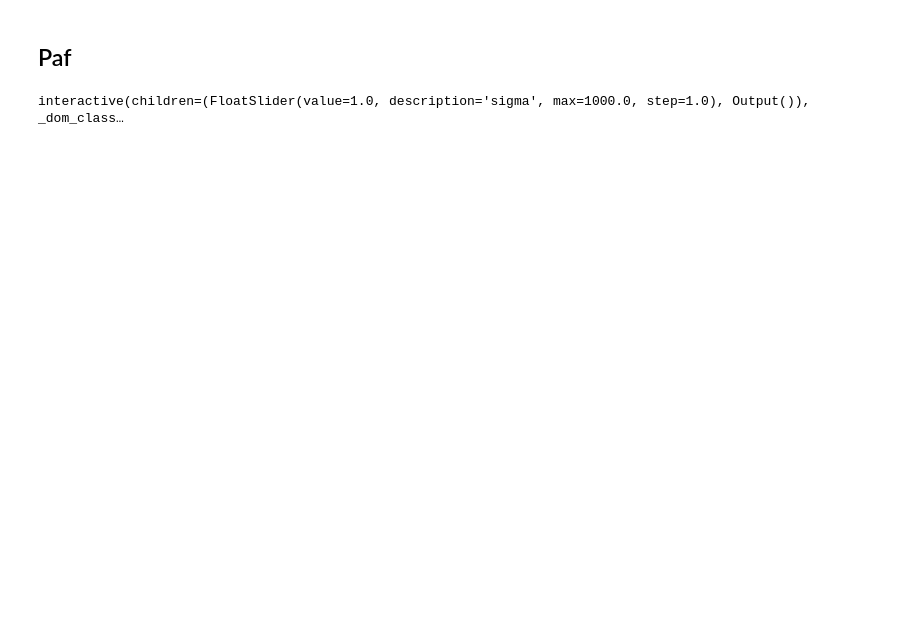
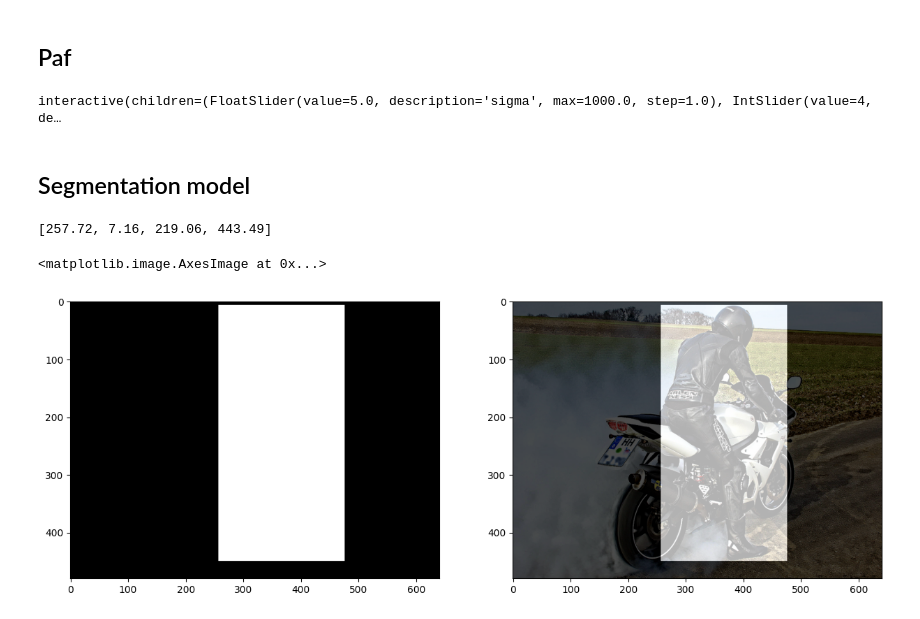
Before and after one commit to 2xic/optimization-playground, a Jupyter notebook: cv/openpose/Parameters.ipynb, the cells around one changed output. Drawn from its saved outputs; the diff is of its cells as text; code cells hidden in the pictures; blank space fills up the shorter version.

Commit message:
Fixed bug with openpose loss - trying to overfit model

```diff
--- a/cv/openpose/Parameters.ipynb
+++ b/cv/openpose/Parameters.ipynb
@@ -9,5 +15,16 @@ from coco import Coco
 %matplotlib inline
+# %%
+image_index = 6
 # %%
 coco = Coco().load_annotations()
+# %%
+label = coco.get_metadata(image_index)
+
+skeleton = Skeleton(
+    img_shape=label['shape'],
+    skeleton=label['skeleton'],
+    keypoints=label['keypoints'],
+    bbox=label['bbox']
+)
 # %% [markdown]
 ### Confidence map
@@ -25,10 +64,46 @@ interactive(children=(FloatSlider(value=1.0, description='sigma', max=1000.0, st
 # %%
 @widgets.interact(min=-10, max=30)
 def f(
-        sigma=widgets.FloatSlider(min=0, max=1000, step=1, value=1),
+        sigma=widgets.FloatSlider(min=0, max=1000, step=1, value=5),
+        limb=widgets.IntSlider(min=0, max=17, step=1, value=4),
     ):
-    results = coco.get_paf_map(sigma)
-    results[results == 1] = 255
-    plt.imshow(results)
+    skeleton.sigma = sigma
+    results = skeleton.paf_field()
+    heatmap = ((results[limb] != 0) * 1)[:, :, 0].float().reshape((1, ) + label['shape'])
+    heatmap = torch.concat(
+        [
+            heatmap,
+            heatmap,
+            heatmap
+        ],
+        dim=0,
+    )
+
+    _, axarr = plt.subplots(1, 2, figsize=(15,10))
+    image = transforms.ToTensor()(Image.open(label['path']))
+
+    img, h_img = TF.to_pil_image(image), TF.to_pil_image(heatmap)
+    res = Image.blend(img, h_img, 0.7)
+
+    axarr[0].imshow(h_img)
+    axarr[1].imshow(res)
 # %% [output]
-interactive(children=(FloatSlider(value=1.0, description='sigma', max=1000.0, step=1.0), Output()), _dom_class…
+interactive(children=(FloatSlider(value=5.0, description='sigma', max=1000.0, step=1.0), IntSlider(value=4, de…
+# %% [markdown]
+## Segmentation model
+# %%
+print(coco.results[6].bbox)
+heatmap = skeleton.annotation_map(channels=3)
+
+_, axarr = plt.subplots(1, 2, figsize=(15,10))
+image = transforms.ToTensor()(Image.open(label['path']))
+
+img, h_img = TF.to_pil_image(image), TF.to_pil_image(heatmap)
+res = Image.blend(img, h_img, 0.7)
+
+axarr[0].imshow(h_img)
+axarr[1].imshow(res)
+# %% [output]
+[257.72, 7.16, 219.06, 443.49]
+<matplotlib.image.AxesImage at 0x...>
+[figure, added]
```
Also changed, not shown: parts of 5 cells of this notebook, 10 other files.
